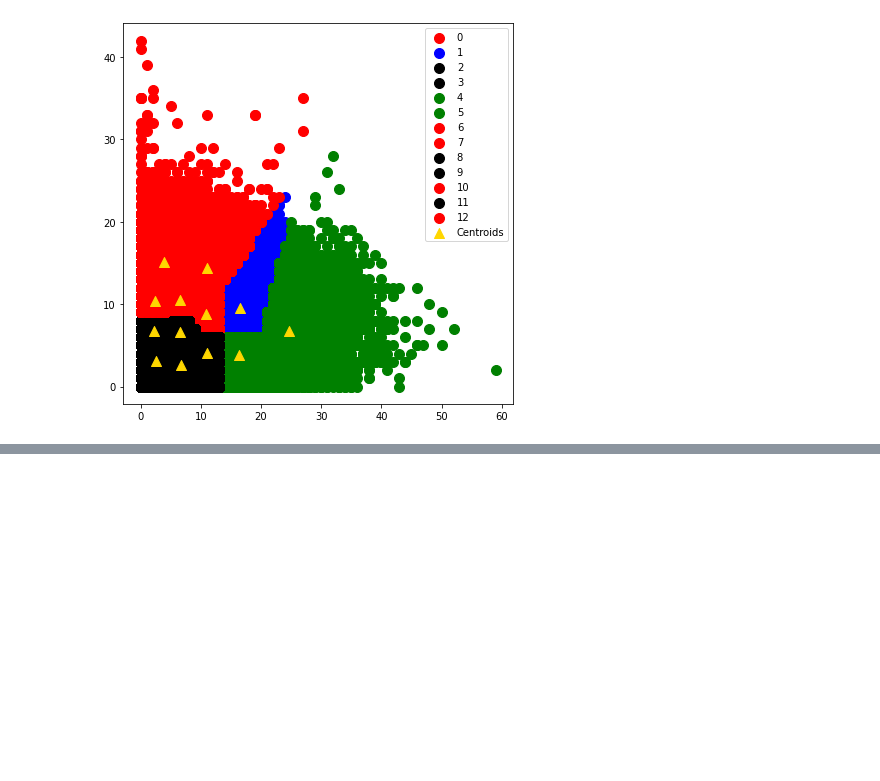
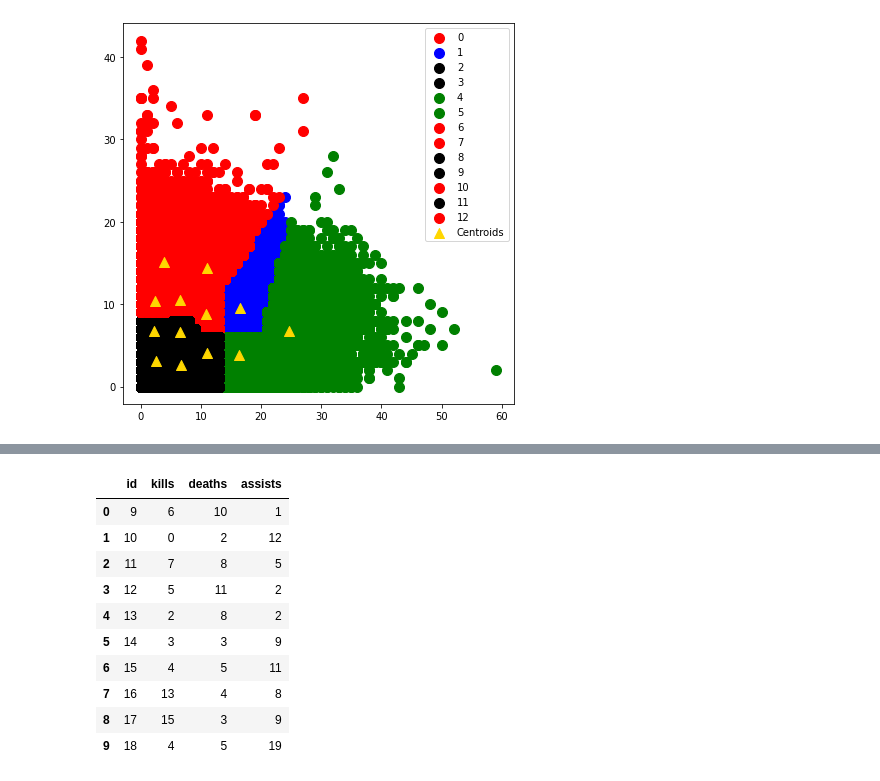
Before and after one commit to oguzhaneryigit/DataScience-LOL-Analysis, a Jupyter notebook: GuncelDataScience.ipynb, the cells around one changed output, grey strips where cells are left out. Cells and saved outputs as stored; diff of their text form; code cells hidden in the pictures; blank space fills up the shorter version.

```diff
--- a/GuncelDataScience.ipynb
+++ b/GuncelDataScience.ipynb
@@ -856,0 +877,15 @@ fig.colorbar(density, label='Number of points per pixel')
+# %%
+stats_tree=stats[["id","kills","deaths","assists"]]
+stats_tree.head(10)
+# %% [output]
+|  | id | kills | deaths | assists |
+| 0 | 9 | 6 | 10 | 1 |
+| 1 | 10 | 0 | 2 | 12 |
+| 2 | 11 | 7 | 8 | 5 |
+| 3 | 12 | 5 | 11 | 2 |
+| 4 | 13 | 2 | 8 | 2 |
+| 5 | 14 | 3 | 3 | 9 |
+| 6 | 15 | 4 | 5 | 11 |
+| 7 | 16 | 13 | 4 | 8 |
+| 8 | 17 | 15 | 3 | 9 |
+| 9 | 18 | 4 | 5 | 19 |
```
Also changed, not shown: parts of 16 cells of this notebook.
